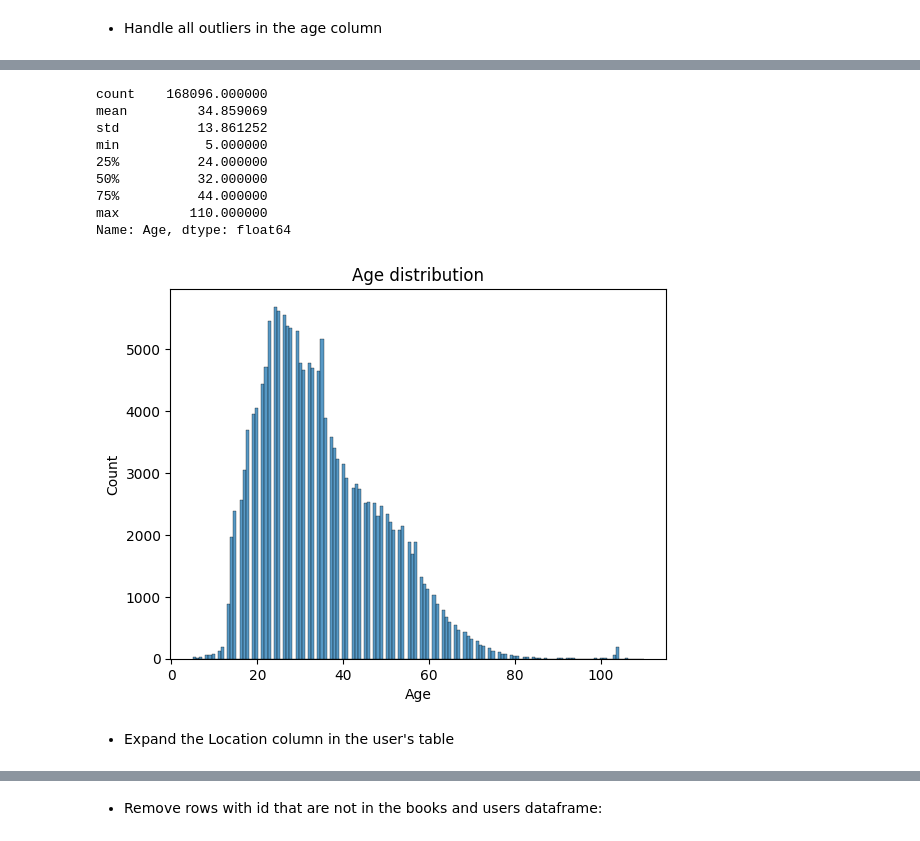
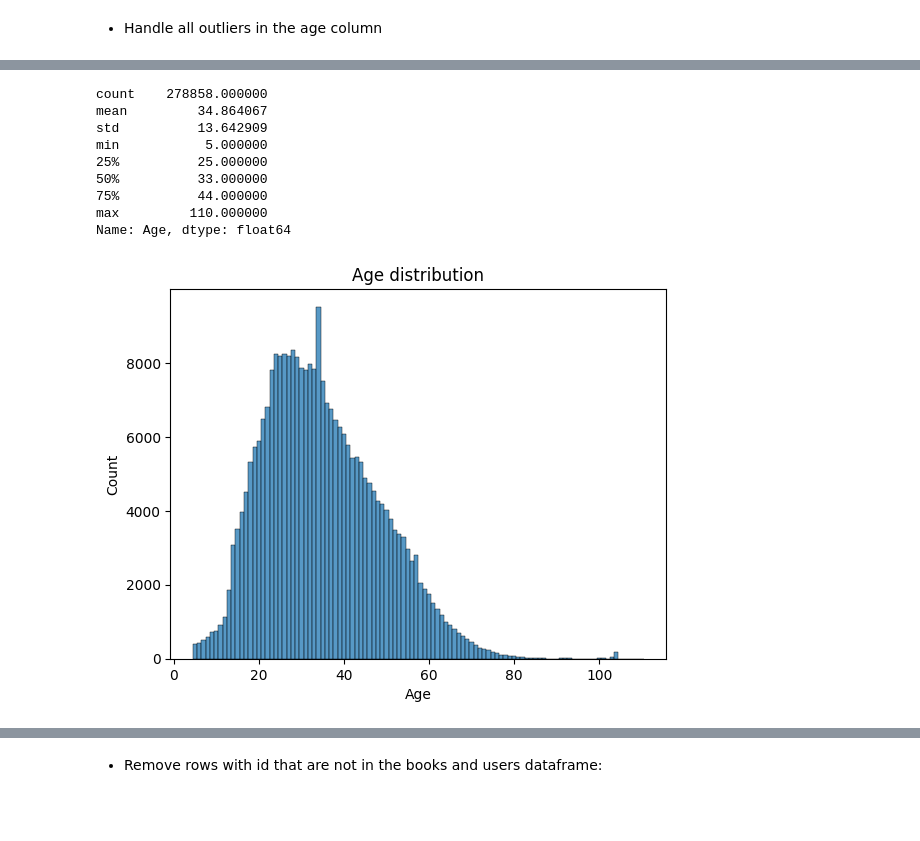
Before and after one commit to comsavvy/Book-recommendation-system-project, a Jupyter notebook: walkthrough.ipynb, the cells around one changed output, grey strips where cells are left out. Drawn from its saved outputs; the diff is of its cells as text; code cells hidden in the pictures; blank space fills up the shorter version.

```diff
--- a/walkthrough.ipynb
+++ b/walkthrough.ipynb
@@ -216,7 +258,6 @@ plt.title('Explicit Rating Distribution');
 # %% [markdown]
 - Handle all outliers in the age column
-# %%
-# Replace all age below 5 and above 110 with the mean of the whole column
-
-users.loc[users['Age'] < 5, "Age"] = round(users['Age'].mean())
-users.loc[users['Age'] > 110, "Age"] = round(users['Age'].mean())
+# %%
+# Imputation techniques will be used to handle these
+users.loc[users['Age'] > 110, "Age"] = np.nan
+users.loc[users['Age'] < 5, "Age"] = np.nan
@@ -222,0 +266,9 @@ users.loc[users['Age'] > 110, "Age"] = round(users['Age'].mean())
+# %%
+temp_age_series = pd.Series(np.random.normal(loc=users["Age"].mean(), scale=users["Age"].std(),
+                                              size=users["Age"].isna().values.sum())).abs()
+# %%
+# Sort users table using age, make sure that missing values come first so as to replace them directly
+users = users.sort_values('Age',na_position='first').reset_index(drop=True)
+users["Age"].fillna(temp_age_series, inplace=True)
+users.loc[users['Age'] < 5, "Age"] = users['Age'].mean()
+users["Age"] = users["Age"].astype(int)
@@ -223,21 +284,19 @@ users.loc[users['Age'] > 110, "Age"] = round(users['Age'].mean())
 # %%
 users["Age"].describe()
 # %% [output]
-count    168096.000000
-mean         34.859069
-std          13.861252
+count    278858.000000
+mean         34.864067
+std          13.642909
 min           5.000000
-25%          24.000000
-50%          32.000000
+25%          25.000000
+50%          33.000000
 75%          44.000000
 max         110.000000
 Name: Age, dtype: float64
 # %%
 # Distribution of the age of users after outlier handliing
 
-sns.histplot(users, x="Age")
+sns.histplot(users, x="Age", discrete=True)
 plt.title("Age distribution");
 # %% [output]
-[figure, old version]
+[figure, new version]
-# %% [markdown]
-- Expand the Location column in the user's table
```
Also changed, not shown: parts of 24 cells of this notebook.
